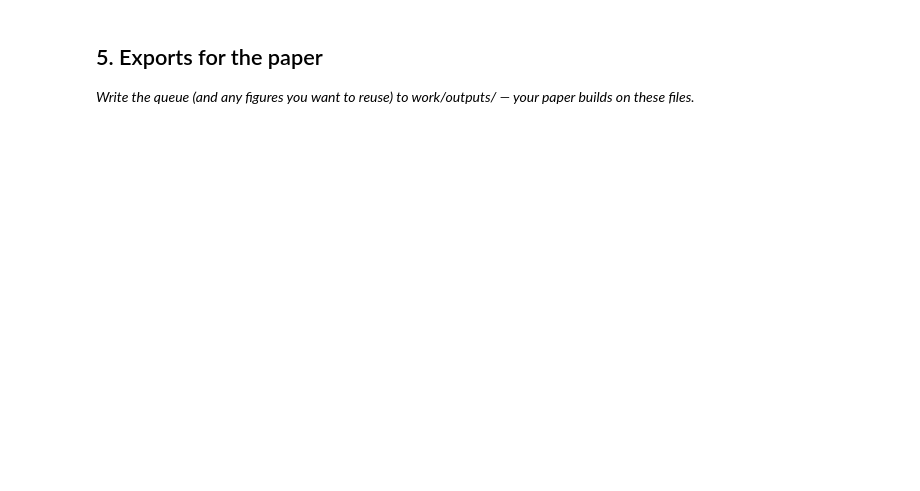
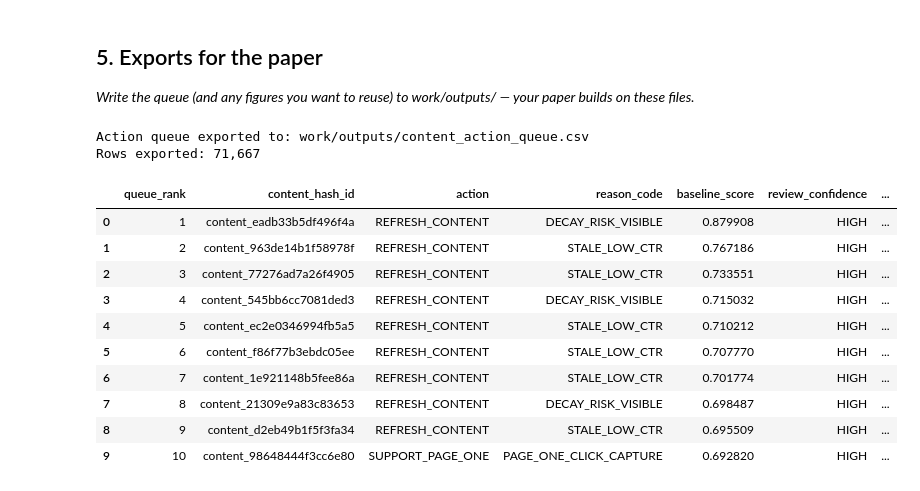
Before and after one commit to helnagar123/flyrank-ml-internship, a Jupyter notebook: work/notebooks/w07_action_playbook.ipynb, the cells around one changed output. Cells and saved outputs as stored; diff of their text form; code cells hidden in the pictures; blank space fills up the shorter version.

```diff
--- a/work/notebooks/w07_action_playbook.ipynb
+++ b/work/notebooks/w07_action_playbook.ipynb
@@ -43,0 +755,47 @@ This skeleton is yours to fill. Work the sections **in order** — each one has
+# %%
+# Export the ranked content action queue for downstream paper use.
+
+queue_columns = [
+    "queue_rank",
+    "content_hash_id",
+    "action",
+    "reason_code",
+    "baseline_score",
+    "review_confidence",
+    "content_age_days",
+    "impressions",
+    "clicks",
+    "ctr",
+    "position",
+    "search_volume",
+    "backlinks",
+    "word_count",
+]
+
+action_queue = ranked[queue_columns].copy()
+
+queue_path = "work/outputs/content_action_queue.csv"
+
+action_queue.to_csv(
+    queue_path,
+    index=False
+)
+
+print(f"Action queue exported to: {queue_path}")
+print(f"Rows exported: {len(action_queue):,}")
+
+display(action_queue.head(10))
+# %% [output]
+Action queue exported to: work/outputs/content_action_queue.csv
+Rows exported: 71,667
+|  | queue_rank | content_hash_id | action | reason_code | baseline_score | review_confidence | ... |
+| 0 | 1 | content_eadb33b5df496f4a | REFRESH_CONTENT | DECAY_RISK_VISIBLE | 0.879908 | HIGH | ... |
+| 1 | 2 | content_963de14b1f58978f | REFRESH_CONTENT | STALE_LOW_CTR | 0.767186 | HIGH | ... |
+| 2 | 3 | content_77276ad7a26f4905 | REFRESH_CONTENT | STALE_LOW_CTR | 0.733551 | HIGH | ... |
+| 3 | 4 | content_545bb6cc7081ded3 | REFRESH_CONTENT | DECAY_RISK_VISIBLE | 0.715032 | HIGH | ... |
+| 4 | 5 | content_ec2e0346994fb5a5 | REFRESH_CONTENT | STALE_LOW_CTR | 0.710212 | HIGH | ... |
+| 5 | 6 | content_f86f77b3ebdc05ee | REFRESH_CONTENT | STALE_LOW_CTR | 0.707770 | HIGH | ... |
+| 6 | 7 | content_1e921148b5fee86a | REFRESH_CONTENT | STALE_LOW_CTR | 0.701774 | HIGH | ... |
+| 7 | 8 | content_21309e9a83c83653 | REFRESH_CONTENT | DECAY_RISK_VISIBLE | 0.698487 | HIGH | ... |
+| 8 | 9 | content_d2eb49b1f5f3fa34 | REFRESH_CONTENT | STALE_LOW_CTR | 0.695509 | HIGH | ... |
+| 9 | 10 | content_98648444f3cc6e80 | SUPPORT_PAGE_ONE | PAGE_ONE_CLICK_CAPTURE | 0.692820 | HIGH | ... |
```
Also changed, not shown: parts of 23 cells of this notebook.
